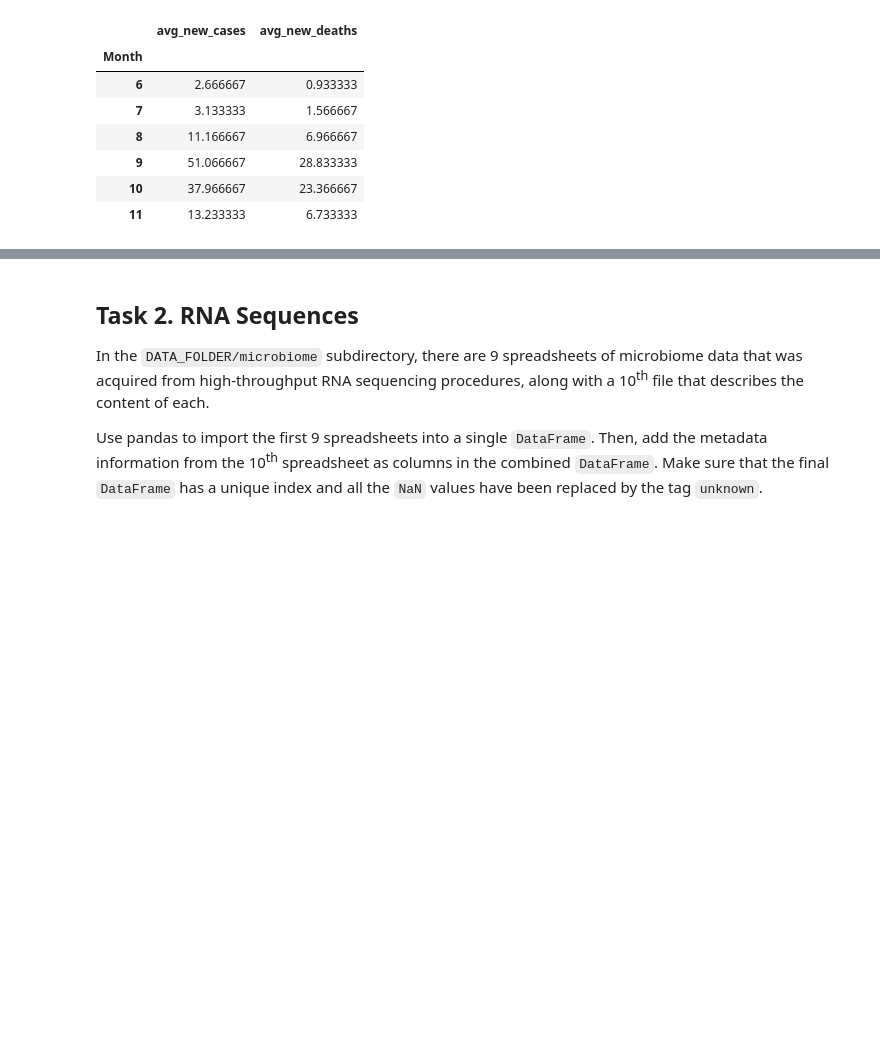
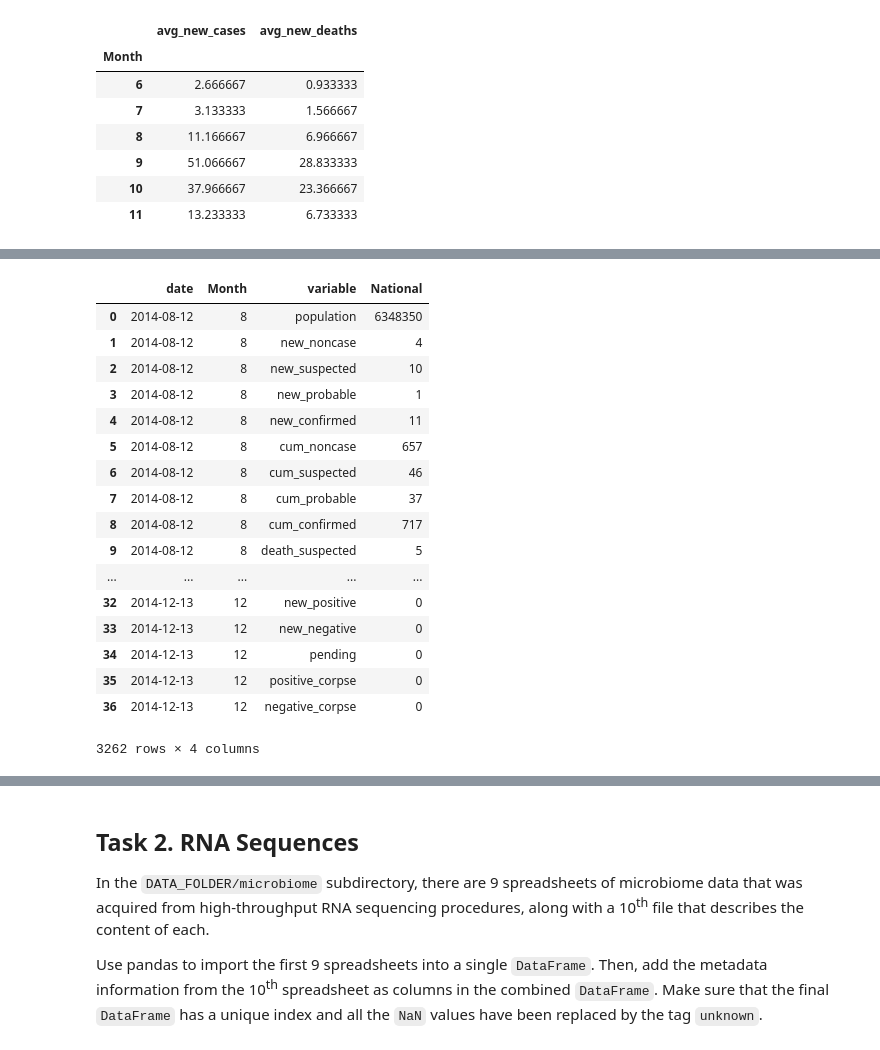
Before and after one commit to LucaZampieri/ADA_homework_LMX, a Jupyter notebook: 01_Pandas and Data Wrangling/Homework 1.ipynb, the cells around one changed output, grey strips where cells are left out. Drawn from its saved outputs; the diff is of its cells as text; code cells hidden in the pictures; blank space fills up the shorter version.

```diff
--- a/01_Pandas and Data Wrangling/Homework 1.ipynb
+++ b/01_Pandas and Data Wrangling/Homework 1.ipynb
@@ -288,0 +271,13 @@ liberia_conc
+# %%
+# Import Guinea data in one file
+data_folder ='Data/ebola/sl_data/'
+allFiles = glob.glob(data_folder + "/*.csv")
+print('Number of csv files:',len(allFiles))
+list_ = []
+for file_ in allFiles:
+    df = pd.read_csv(file_,index_col=None, header=0)
+    list_.append(df)
+sl_df = pd.concat(list_)
+
+print('Shape sl_df:',sl_df.shape)
+print('Columns:', sl_df.columns)
@@ -288,0 +295,4 @@ liberia_conc
+# %%
+# Switch the column order by name to have 'Date and 'Description' first. Used guinea_df.columns to know the columns
+sl_df = sl_df[['date','variable', 'National']]
+sl_df.info()
@@ -288,0 +313,7 @@ liberia_conc
+# %%
+# Fill nan values with a 0 if there is any value null
+if sl_df.National.isnull().any():
+    sl_df = sl_df.fillna(value=0)
+
+# Get the data type of each column
+liberia_df_new.info()
@@ -288,0 +330,29 @@ liberia_conc
+# %%
+# Change to date format the Date column
+sl_df.date = sl_df.date.apply(lambda d: pd.to_datetime(d))
+sl_df['Month'] = [date.month for date in sl_df.date] # Create a new column 'Month'
+sl_df = sl_df[['date','Month', 'variable', 'National']]
+
+# Change to numeric the Totals
+#sl_df['National'] = sl_df['National'].apply(pd.to_numeric).astype(int)
+
+sl_df
+# %% [output]
+|  | date | Month | variable | National |
+| 0 | 2014-08-12 | 8 | population | 6348350 |
+| 1 | 2014-08-12 | 8 | new_noncase | 4 |
+| 2 | 2014-08-12 | 8 | new_suspected | 10 |
+| 3 | 2014-08-12 | 8 | new_probable | 1 |
+| 4 | 2014-08-12 | 8 | new_confirmed | 11 |
+| 5 | 2014-08-12 | 8 | cum_noncase | 657 |
+| 6 | 2014-08-12 | 8 | cum_suspected | 46 |
+| 7 | 2014-08-12 | 8 | cum_probable | 37 |
+| 8 | 2014-08-12 | 8 | cum_confirmed | 717 |
+| 9 | 2014-08-12 | 8 | death_suspected | 5 |
+| ... | ... | ... | ... | ... |
+| 32 | 2014-12-13 | 12 | new_positive | 0 |
+| 33 | 2014-12-13 | 12 | new_negative | 0 |
+| 34 | 2014-12-13 | 12 | pending | 0 |
+| 35 | 2014-12-13 | 12 | positive_corpse | 0 |
+| 36 | 2014-12-13 | 12 | negative_corpse | 0 |
+3262 rows × 4 columns
```
Also changed, not shown: parts of 11 cells of this notebook.
